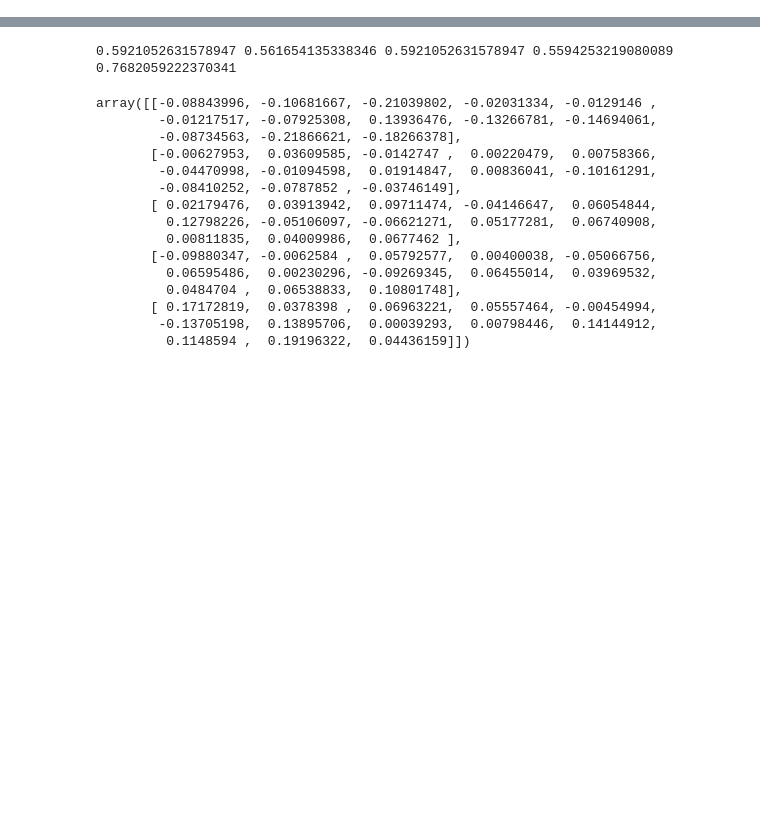
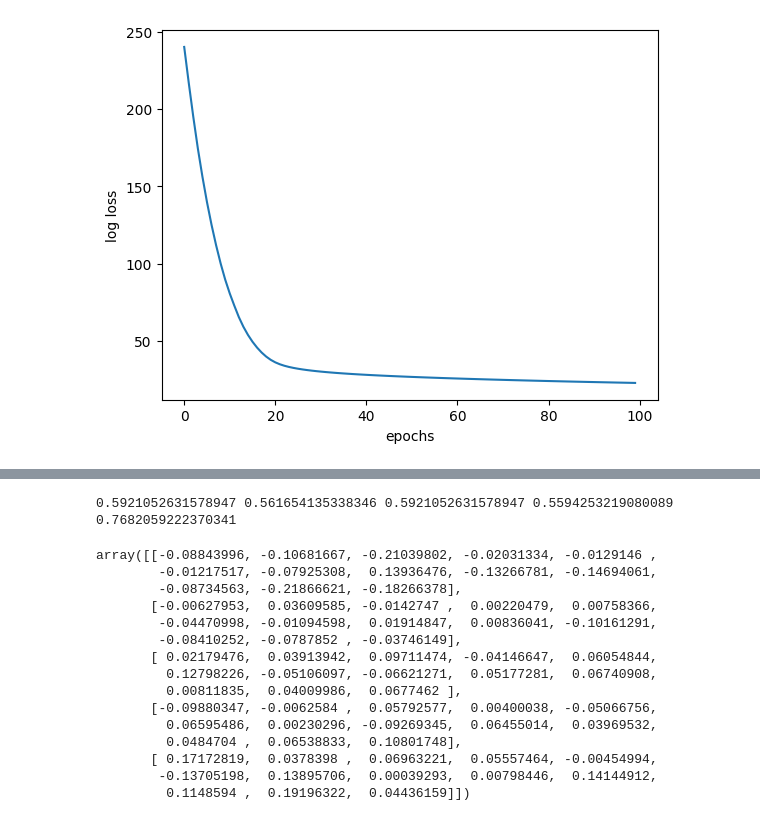
Before and after one commit to quanghieu31/statistical-learning, a Jupyter notebook: 04-classification/logistic-regression.ipynb, the cells around one changed output, grey strips where cells are left out. Cells and saved outputs as stored; diff of their text form; code cells hidden in the pictures; blank space fills up the shorter version.

```diff
--- a/04-classification/logistic-regression.ipynb
+++ b/04-classification/logistic-regression.ipynb
@@ -34,0 +42,84 @@ heart_disease.variables
+# %%
+from sklearn.preprocessing import StandardScaler
+from sklearn.model_selection import train_test_split
+from sklearn.metrics import accuracy_score, precision_score, recall_score, f1_score, roc_curve, roc_auc_score, log_loss, confusion_matrix
+import matplotlib.pyplot as plt
+
+from ucimlrepo import fetch_ucirepo, list_available_datasets
+import numpy as np
+np.random.seed(123)
+data = fetch_ucirepo(id=17)["data"]
+X = data.features
+y = np.array(data.targets["Diagnosis"].apply(lambda x: 1.0 if x=="M" else 0.0))
+
+X_train, X_valid, y_train, y_valid = train_test_split(X, y, test_size=0.25, stratify=y)
+scaler = StandardScaler()
+X_train = scaler.fit_transform(X_train)
+X_valid = scaler.transform(X_valid)
+
+def cross_binary_log_loss(y_real, y_pred):
+    epsilon = 1e-15
+    y_pred = np.clip(y_pred, epsilon, 1.0 - epsilon) # to avoid log(0)
+    return - (y_real * np.log(y_pred) + (1.0 - y_real) * np.log(1.0 - y_pred))
+
+def gradient_loss_wrt_wj_bj(y_real, y_pred, x_ij):
+    grad_wj = np.sum((y_pred - y_real) @ x_ij)
+    grad_bj = np.sum((y_pred - y_real))
+    return grad_wj, grad_bj
+
+def sigmoid(z):
+    if z >= 10:
+        z = 10
+    elif z <= -10:
+        z = -10
+    return 1 / (1 + np.exp(-z))
+
+# for plotting:
+list_total_logloss = []
+
+# initialize weight params
+weight_vector = np.random.random(X_train.shape[1])
+bias_scalar = np.random.random(1)
+lr = 0.001
+epochs = 100
+
+# multiple iterations/epochs
+for epoch in range(epochs):
+    print()
+    print("epoch", epoch)
+    avg_logloss_epoch = 0
+
+    # one iteration:
+    for j, w in enumerate(weight_vector):
+        total_logloss = 0
+        y_pred = np.empty(0)
+        x_ij_vector = np.empty(0)
+
+        for i, x_i in enumerate(X_train):
+            z_i = weight_vector @ x_i + bias_scalar
+            y_pred_i = sigmoid(z_i)
+            # y_pred_i = 1.0 if y_pred_i_proba >= 0.5 else 0.0
+
+            # for each sample:
+            logloss = cross_binary_log_loss(y_train[i], y_pred_i)
+            total_logloss += logloss
+
+            # for gradient update later
+            y_pred = np.append(y_pred, y_pred_i)
+            x_ij_vector = np.append(x_ij_vector, x_i[j])
+
+        # update
+        grad_wj, grad_bj = gradient_loss_wrt_wj_bj(y_train, y_pred, x_ij_vector)
+        weight_vector[j] = w - lr*grad_wj
+        bias_scalar = bias_scalar - lr*grad_bj
+
+        print(f"feature {j}", total_logloss)
+        avg_logloss_epoch += total_logloss / len(weight_vector)
+
+    list_total_logloss.append(avg_logloss_epoch)
+
+
+plt.plot(range(epochs), list_total_logloss)
+plt.xlabel("epochs")
+plt.ylabel("log loss")
+# %% [output]
@@ -34,0 +144 @@ heart_disease.variables
+[figure, added]
```
Also changed, not shown: parts of 9 cells of this notebook, 1 other file.
